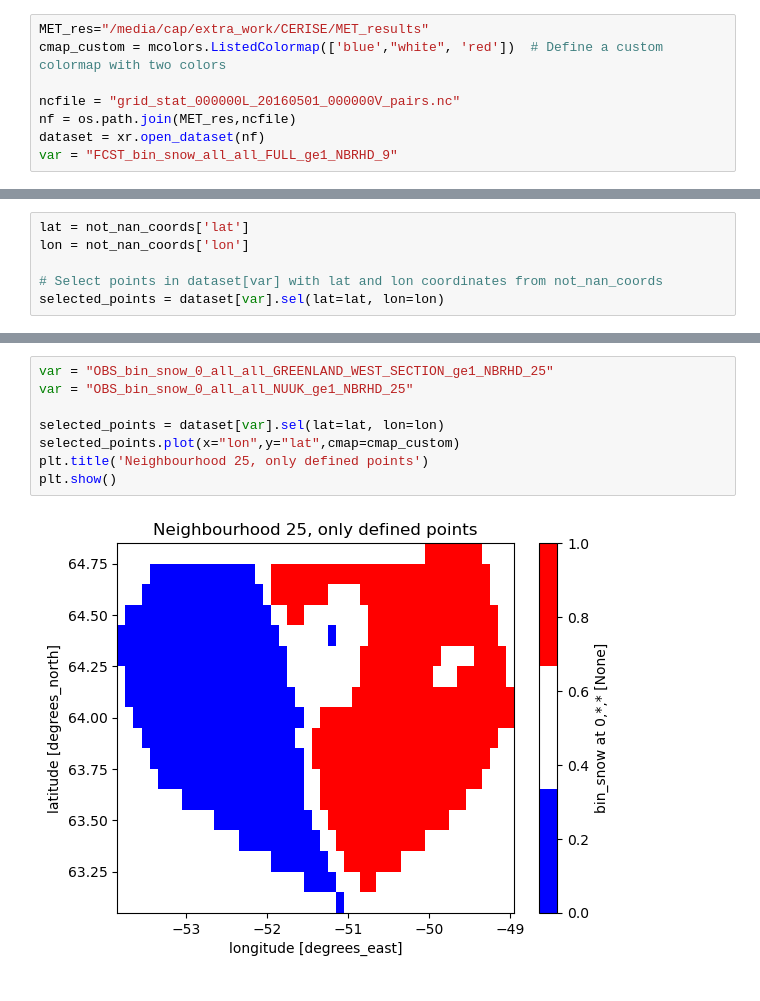
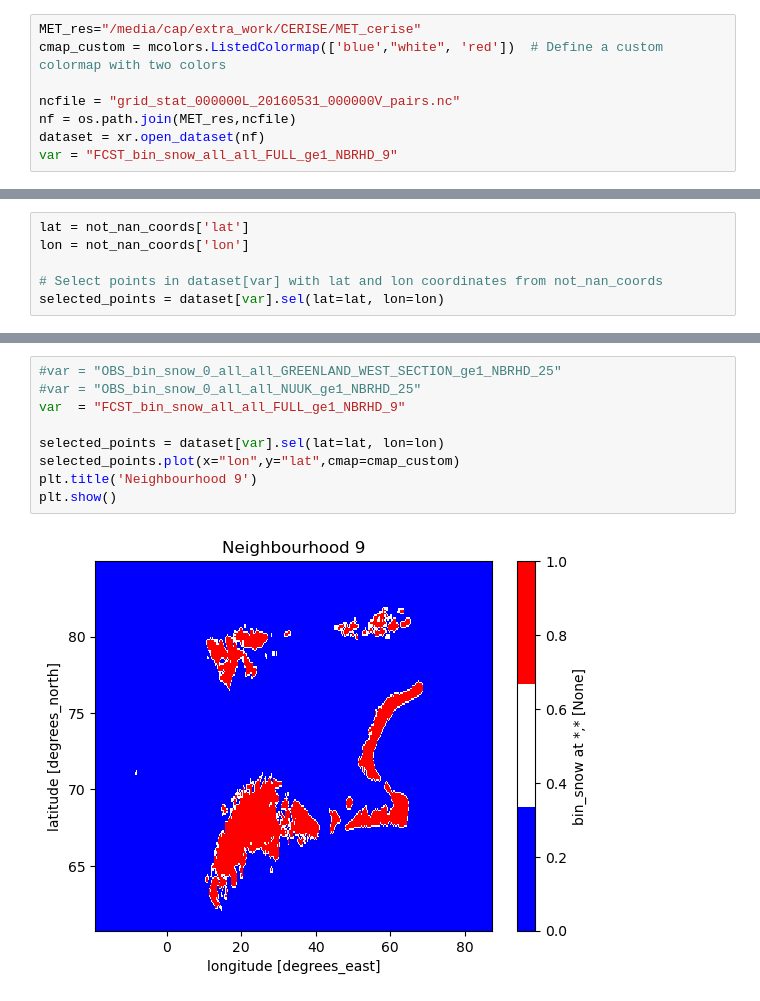
Before and after one commit to CERISE-Regional-Dem/spatial-verif, a Jupyter notebook: post-processing/check_graphic_diffs.ipynb, the cells around one changed output, grey strips where cells are left out. Cells and saved outputs as stored; diff of their text form.

```diff
--- a/post-processing/check_graphic_diffs.ipynb
+++ b/post-processing/check_graphic_diffs.ipynb
@@ -12,10 +12,10 @@ import matplotlib.colors as mcolors
 from warnings import filterwarnings
 filterwarnings('ignore')
 # %%
-MET_res="/media/cap/extra_work/CERISE/MET_results"
+MET_res="/media/cap/extra_work/CERISE/MET_cerise"
 cmap_custom = mcolors.ListedColormap(['blue',"white", 'red'])  # Define a custom colormap with two colors
 
-ncfile = "grid_stat_000000L_20160501_000000V_pairs.nc"
+ncfile = "grid_stat_000000L_20160531_000000V_pairs.nc"
 nf = os.path.join(MET_res,ncfile)
 dataset = xr.open_dataset(nf)
 var = "FCST_bin_snow_all_all_FULL_ge1_NBRHD_9"
@@ -171,13 +190,14 @@ plt.show()
 # %% [output]
 [figure]
 # %%
-var = "OBS_bin_snow_0_all_all_GREENLAND_WEST_SECTION_ge1_NBRHD_25"
-var = "OBS_bin_snow_0_all_all_NUUK_ge1_NBRHD_25"
+#var = "OBS_bin_snow_0_all_all_GREENLAND_WEST_SECTION_ge1_NBRHD_25"
+#var = "OBS_bin_snow_0_all_all_NUUK_ge1_NBRHD_25"
+var  = "FCST_bin_snow_all_all_FULL_ge1_NBRHD_9"
 
 selected_points = dataset[var].sel(lat=lat, lon=lon)
 selected_points.plot(x="lon",y="lat",cmap=cmap_custom)
-plt.title('Neighbourhood 25, only defined points')
+plt.title('Neighbourhood 9')
 plt.show()
 # %% [output]
-[figure, old version]
+[figure, new version]
 # %%
```
Also changed, not shown: parts of 14 cells of this notebook, 2 other files.
